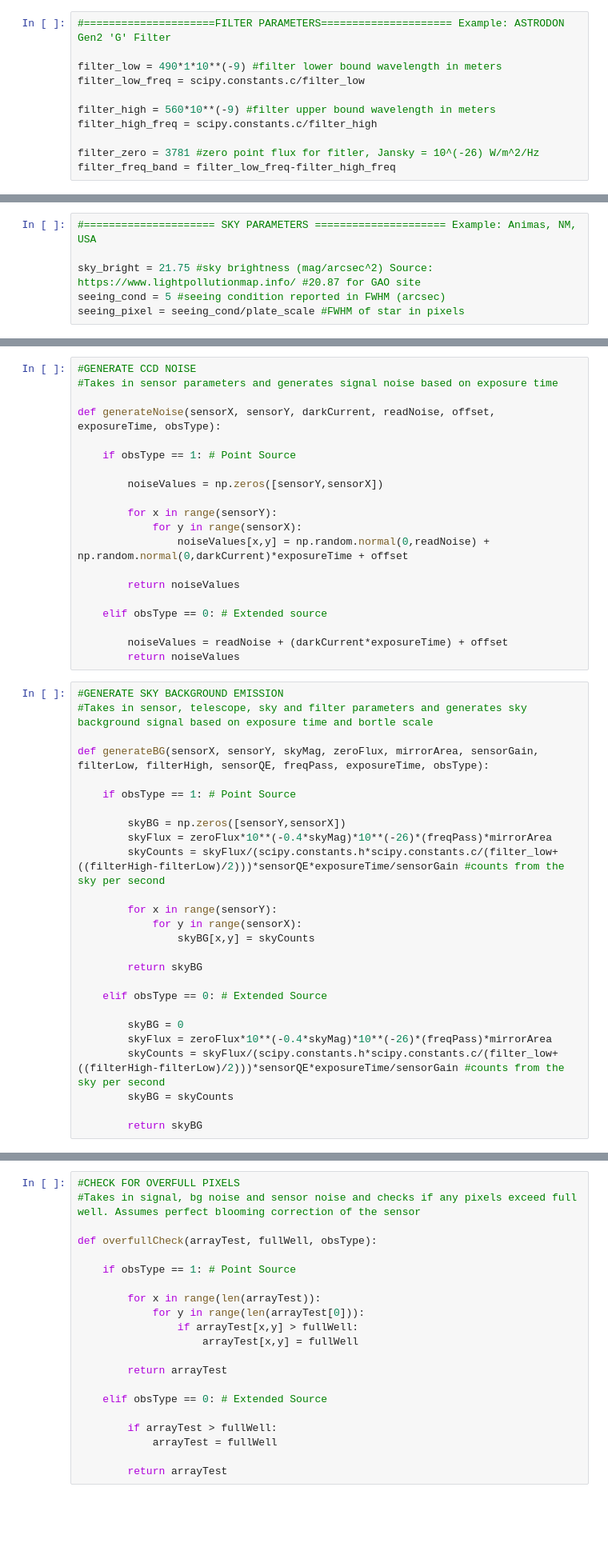
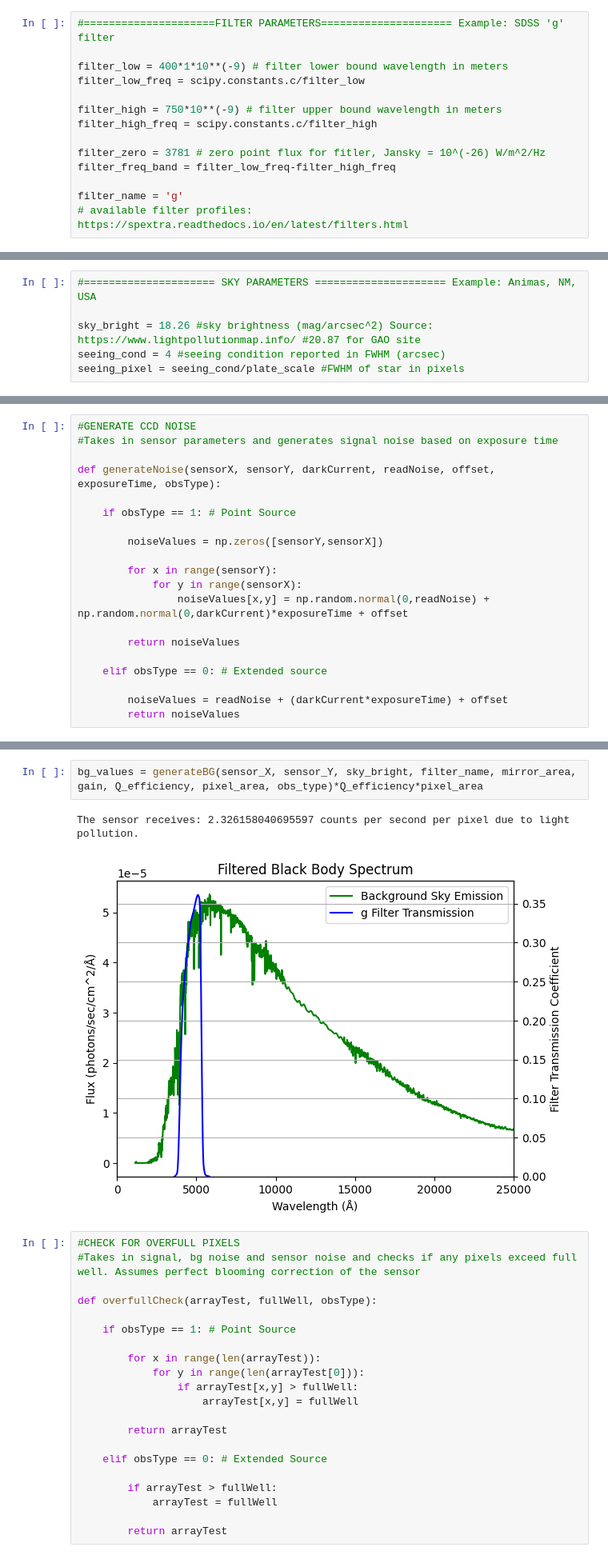
Before and after one commit to RJWier/Glenlea-ETC, a Jupyter notebook: EXPOSURE_TIME_CALCULATOR.ipynb, the cells around one changed output, grey strips where cells are left out. Shown at 80% size. Drawn from its saved outputs; the diff is of its cells as text; blank space fills up the shorter version.

```diff
--- a/EXPOSURE_TIME_CALCULATOR.ipynb
+++ b/EXPOSURE_TIME_CALCULATOR.ipynb
@@ -33,12 +41,15 @@ plate_scale = 0.488 #arcsec/pixel
 # %%
-#=====================FILTER PARAMETERS===================== Example: ASTRODON Gen2 'G' Filter
+#=====================FILTER PARAMETERS===================== Example: SDSS 'g' filter
 
-filter_low = 490*1*10**(-9) #filter lower bound wavelength in meters
+filter_low = 400*1*10**(-9) # filter lower bound wavelength in meters
 filter_low_freq = scipy.constants.c/filter_low
 
-filter_high = 560*10**(-9) #filter upper bound wavelength in meters
+filter_high = 750*10**(-9) # filter upper bound wavelength in meters
 filter_high_freq = scipy.constants.c/filter_high
 
-filter_zero = 3781 #zero point flux for fitler, Jansky = 10^(-26) W/m^2/Hz
+filter_zero = 3781 # zero point flux for fitler, Jansky = 10^(-26) W/m^2/Hz
 filter_freq_band = filter_low_freq-filter_high_freq
+
+filter_name = 'g'
+# available filter profiles: https://spextra.readthedocs.io/en/latest/filters.html
 # %%
@@ -71,6 +90,6 @@ FOV_area = FOV_width*FOV_height
 # %%
 #===================== SKY PARAMETERS ===================== Example: Animas, NM, USA
 
-sky_bright = 21.75 #sky brightness (mag/arcsec^2) Source: https://www.lightpollutionmap.info/ #20.87 for GAO site
-seeing_cond = 5 #seeing condition reported in FWHM (arcsec)
+sky_bright = 18.26 #sky brightness (mag/arcsec^2) Source: https://www.lightpollutionmap.info/ #20.87 for GAO site
+seeing_cond = 4 #seeing condition reported in FWHM (arcsec)
 seeing_pixel = seeing_cond/plate_scale #FWHM of star in pixels
@@ -182,29 +296,3 @@ def generateNoise(sensorX, sensorY, darkCurrent, readNoise, offset, exposureTime
 
         noiseValues = readNoise + (darkCurrent*exposureTime) + offset
         return noiseValues
-# %%
-#GENERATE SKY BACKGROUND EMISSION
-#Takes in sensor, telescope, sky and filter parameters and generates sky background signal based on exposure time and bortle scale
-
-def generateBG(sensorX, sensorY, skyMag, zeroFlux, mirrorArea, sensorGain, filterLow, filterHigh, sensorQE, freqPass, exposureTime, obsType):
-
-    if obsType == 1: # Point Source
-
-        skyBG = np.zeros([sensorY,sensorX])
-        skyFlux = zeroFlux*10**(-0.4*skyMag)*10**(-26)*(freqPass)*mirrorArea
-        skyCounts = skyFlux/(scipy.constants.h*scipy.constants.c/(filter_low+((filterHigh-filterLow)/2)))*sensorQE*exposureTime/sensorGain #counts from the sky per second
-
-        for x in range(sensorY):
-            for y in range(sensorX):
-                skyBG[x,y] = skyCounts
-
-        return skyBG
-
-    elif obsType == 0: # Extended Source
-
-        skyBG = 0
-        skyFlux = zeroFlux*10**(-0.4*skyMag)*10**(-26)*(freqPass)*mirrorArea
-        skyCounts = skyFlux/(scipy.constants.h*scipy.constants.c/(filter_low+((filterHigh-filterLow)/2)))*sensorQE*exposureTime/sensorGain #counts from the sky per second
-        skyBG = skyCounts
-
-        return skyBG
@@ -211,3 +357,8 @@ def generateBG(sensorX, sensorY, skyMag, zeroFlux, mirrorArea, sensorGain, filte
+# %%
+bg_values = generateBG(sensor_X, sensor_Y, sky_bright, filter_name, mirror_area, gain, Q_efficiency, pixel_area, obs_type)*Q_efficiency*pixel_area
+# %% [output]
+The sensor receives: 2.326158040695597 counts per second per pixel due to light pollution.
+[figure, added]
 # %%
 #CHECK FOR OVERFULL PIXELS
 #Takes in signal, bg noise and sensor noise and checks if any pixels exceed full well. Assumes perfect blooming correction of the sensor
```
Also changed, not shown: parts of 37 cells of this notebook.
